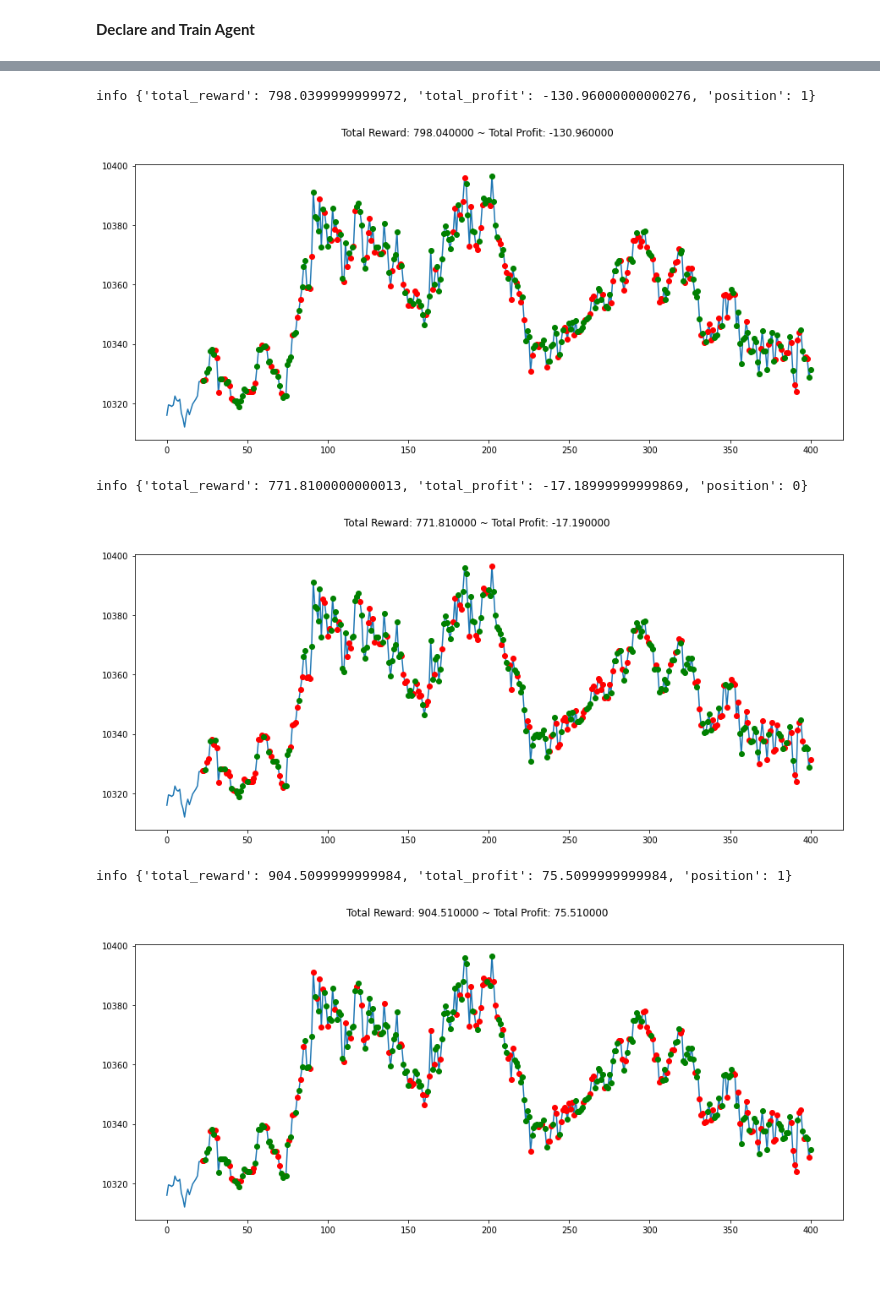
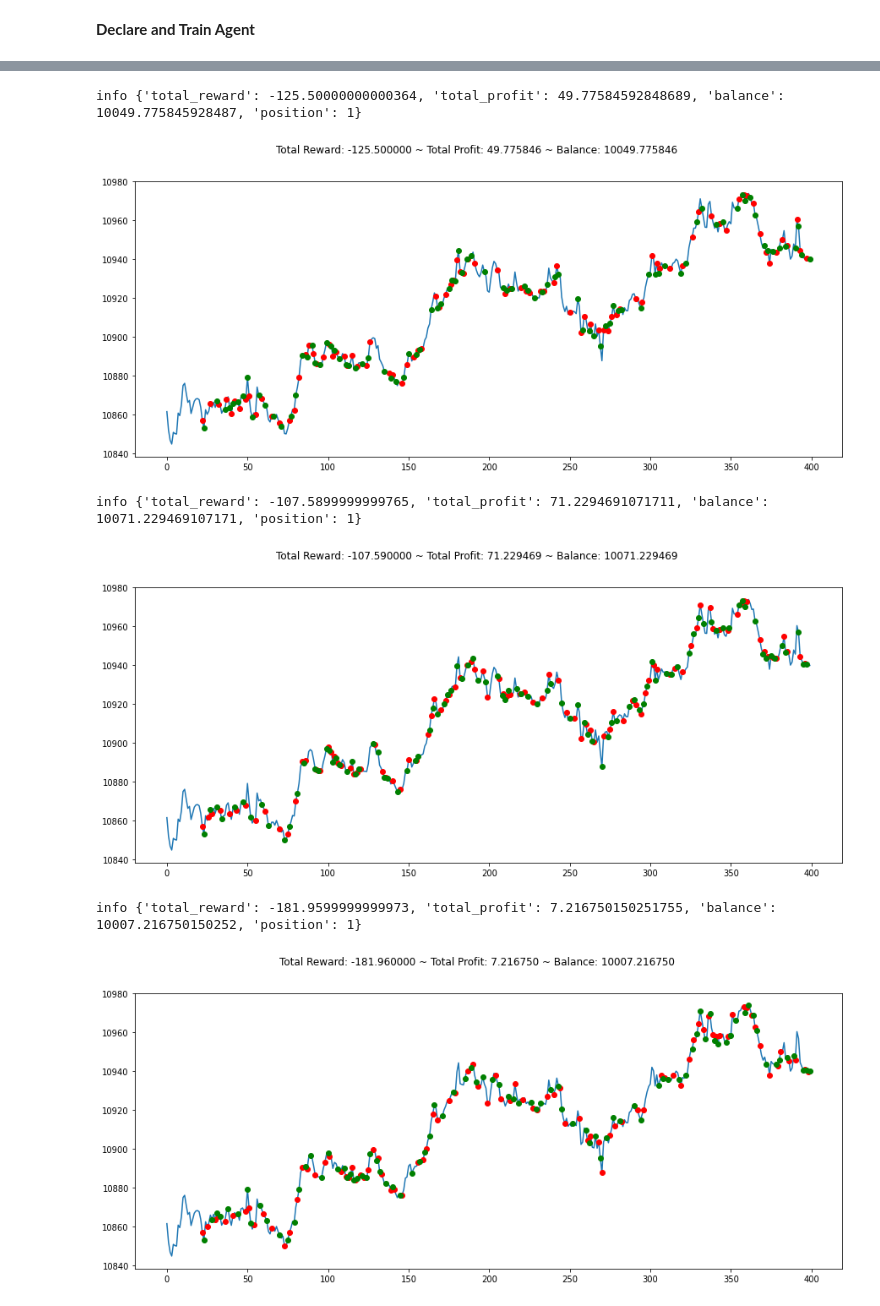
Before and after one commit to ene610/DRL_finance, a Jupyter notebook: cryptotradingenv.ipynb, the cells around one changed output, grey strips where cells are left out. Cells and saved outputs as stored; diff of their text form; code cells hidden in the pictures; blank space fills up the shorter version.

```diff
--- a/cryptotradingenv.ipynb
+++ b/cryptotradingenv.ipynb
@@ -326,9 +359,9 @@ register(
 # %% [markdown]
 **Declare and Train Agent**
 # %%
-env_maker = lambda: gym.make(id_str, df=df, frame_bound=(22,2000), window_size=22)
+env_maker = lambda: gym.make(id_str, df=df, frame_bound=(22,10000), window_size=22)
 env = DummyVecEnv([env_maker])
 # %%
 model = A2C('MlpLstmPolicy', env, verbose=1)
-model.learn(total_timesteps=40000)
+model.learn(total_timesteps=150000)
 # %% [output]
@@ -352,32 +385,35 @@ WARNING:tensorflow:From /usr/local/lib/python3.7/dist-packages/tensorflow_core/p
 <stable_baselines.a2c.a2c.A2C at 0x...>
 # %%
+import random
+
 #330483
 # frame_bound=(22, 401)
 infos = []
 for j in range(1, 10):
-  env = gym.make(id_str, df=df, frame_bound=(22,401), window_size=22)
+  env = gym.make(id_str, df=df, frame_bound=(10001,10379), window_size=22)
   obs = env.reset()
   # done = False in due casi:
   #                     - quando viene fatta una azione invalida (ma a quanto pare ha imparato a non farne)
   #                     - quando finisce tutti i timesteps passati in frame bound. Siccome in step immediatamente viene fatto il +1 bisogna che impostare
-  #                         range(window_size, frame_bound.max -1)
-  for i in range(22, 400):
+  #                         range(frame_bound.min, frame_bound.max -1)
+  for i in range(10001, 10378):
       obs = obs[np.newaxis, ...]
       action, _states = model.predict(obs)
       obs, rewards, done, info = env.step(action)
       if done:
           print("info", info)
           infos.append(info)
           plt.figure(figsize=(15,6))
           plt.cla()
           env.render_all()
           plt.show()
+          break
 for i in infos:
   print(i)
 # %% [output]
-info {'total_reward': 798.0399999999972, 'total_profit': -130.96000000000276, 'position': 1}
+info {'total_reward': -125.50000000000364, 'total_profit': 49.77584592848689, 'balance': 10049.775845928487, 'position': 1}
-[figure, old version]
+[figure, new version]
-info {'total_reward': 771.8100000000013, 'total_profit': -17.18999999999869, 'position': 0}
+info {'total_reward': -107.5899999999765, 'total_profit': 71.2294691071711, 'balance': 10071.229469107171, 'position': 1}
-[figure, old version]
+[figure, new version]
-info {'total_reward': 904.5099999999984, 'total_profit': 75.5099999999984, 'position': 1}
+info {'total_reward': -181.9599999999973, 'total_profit': 7.216750150251755, 'balance': 10007.216750150252, 'position': 1}
-[figure, old version]
+[figure, new version]
```
Also changed, not shown: parts of 5 cells of this notebook.
